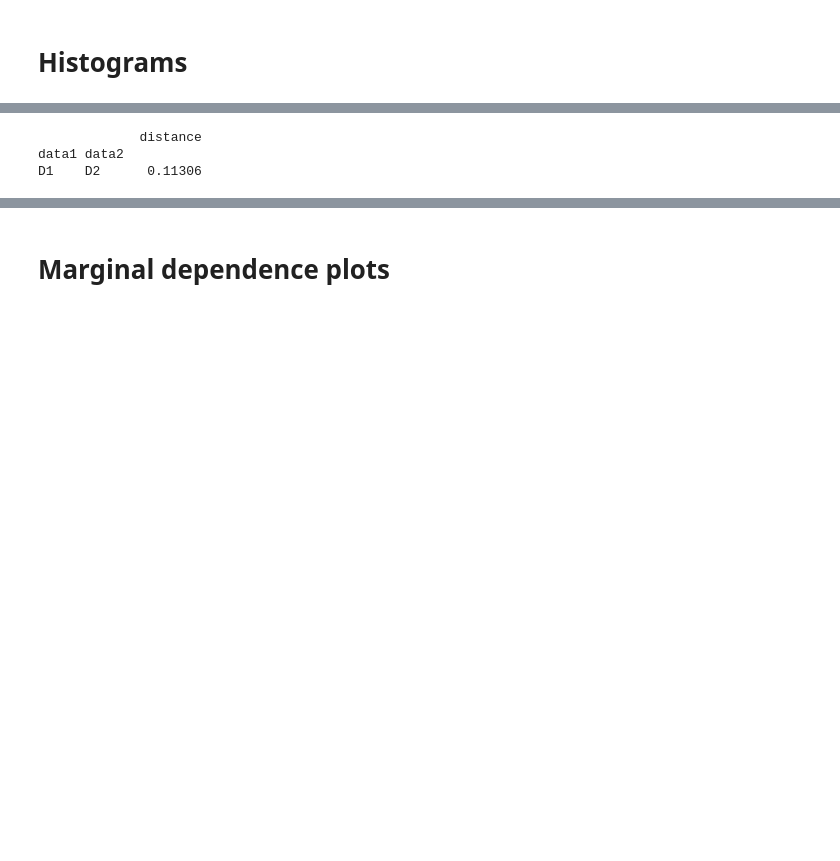
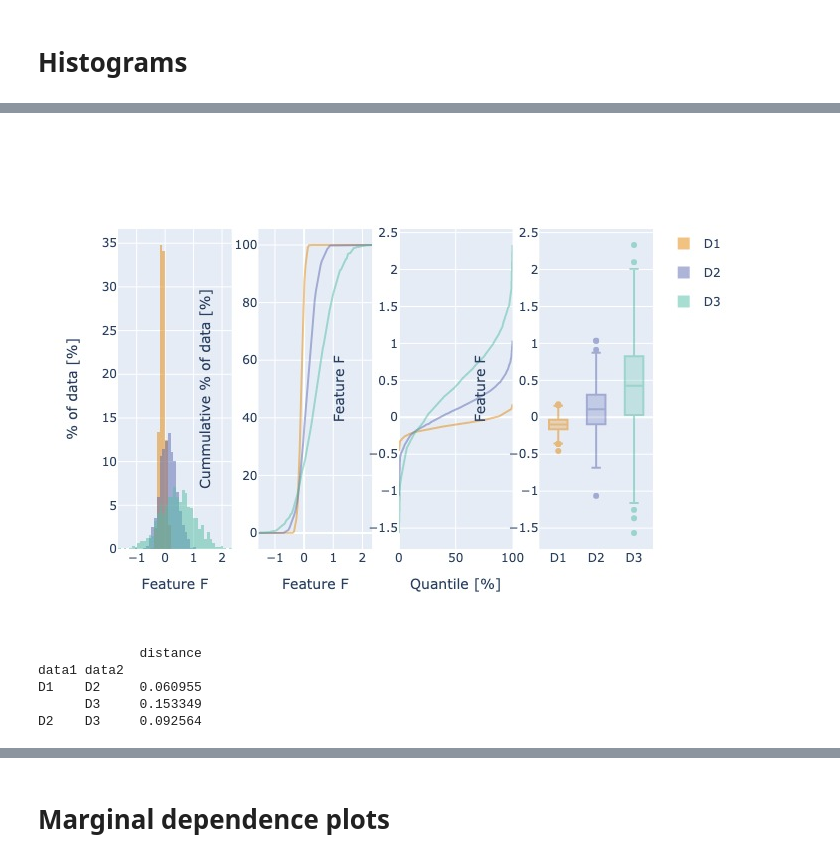
Before and after one commit to miloiturra/data_visualizations, a Jupyter notebook: notebooks/simple_examples.ipynb, the cells around one changed output, grey strips where cells are left out. Drawn from its saved outputs; the diff is of its cells as text; code cells hidden in the pictures; blank space fills up the shorter version.

```diff
--- a/notebooks/simple_examples.ipynb
+++ b/notebooks/simple_examples.ipynb
@@ -64,24 +70,29 @@ D1    D2      0.11306
 # %%
 np.random.seed(1234)
 
 f0 = np.random.normal(loc=-.1, scale=0.1, size=1000)
 f1 = np.random.normal(loc=.1, scale=0.3, size=1000)
+f3 = np.random.normal(loc=.4, scale=0.6, size=1000)
 
 data_dict = {
     'D1': f0,
     'D2': f1,
+    'D3': f3,
 }
 
 fig = plot_histograms(
-    data_dict, xaxis_title='Feature F', yaxis_title='% of data', nbins=40,
-    plot_hist=True, plot_cdf=True, plot_inv_cdf=True, plot_box = True
+    data_dict, xaxis_title='Feature F', nbins=40,
+    plot_hist=True, plot_cdf=True, plot_inv_cdf=True, plot_box = True, color_cycle=px.colors.qualitative.Vivid
 )
 fig.show()
 print(calc_wasserstein(data_dict, normalize=True))
 # %% [output]
+[figure, added]
              distance
 data1 data2
-D1    D2      0.11306
+D1    D2     0.060955
+      D3     0.153349
+D2    D3     0.092564
 # %%
 np.random.seed(1234)
 
```
Also changed, not shown: parts of 9 cells of this notebook, 1 other file.
